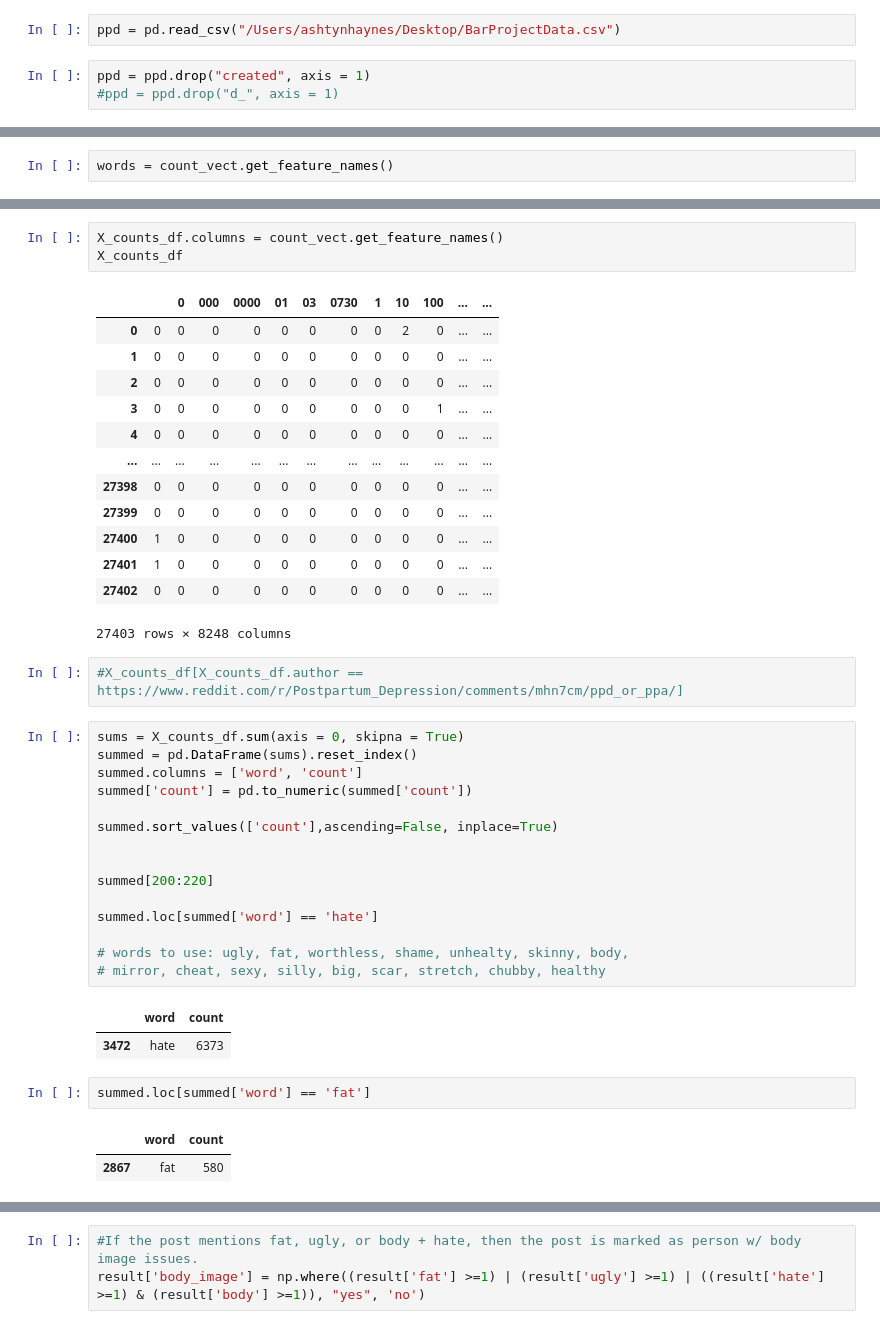
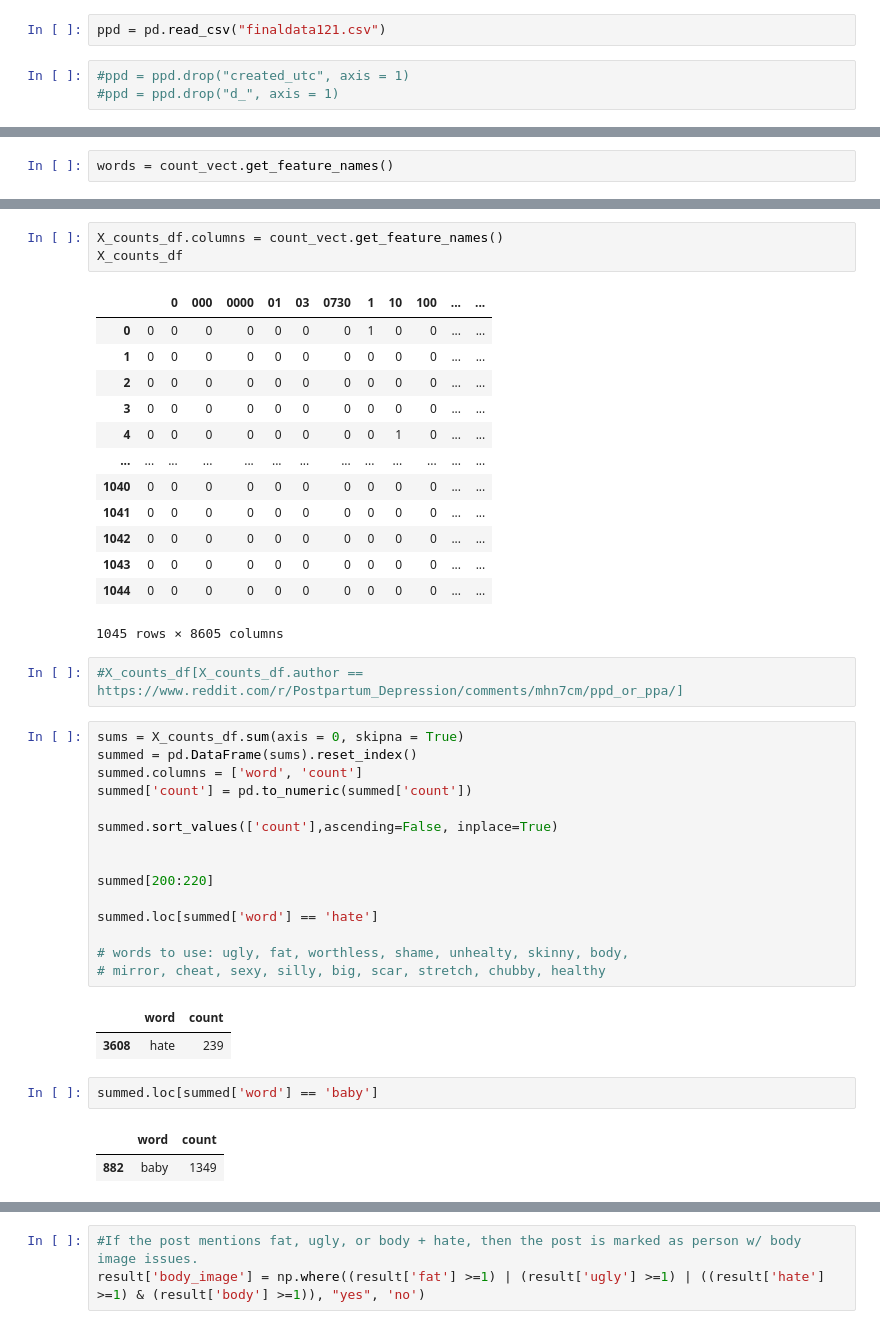
Before and after one commit to stat426-fall2021/BARproject, a Jupyter notebook: project data clean-Ashtyn.ipynb, the cells around one changed output, grey strips where cells are left out. Cells and saved outputs as stored; diff of their text form.

```diff
--- a/project data clean-Ashtyn.ipynb
+++ b/project data clean-Ashtyn.ipynb
@@ -18,9 +18,9 @@ from sklearn.model_selection import train_test_split
 # %%
 from sklearn.feature_extraction.text import CountVectorizer
 # %%
-ppd = pd.read_csv("/Users/ashtynhaynes/Desktop/BarProjectData.csv")
+ppd = pd.read_csv("finaldata121.csv")
 # %%
-ppd = ppd.drop("created", axis = 1)
+#ppd = ppd.drop("created_utc", axis = 1)
 #ppd = ppd.drop("d_", axis = 1)
 # %%
 ppd
@@ -155,18 +142,18 @@ X_counts_df.columns = count_vect.get_feature_names()
 X_counts_df
 # %% [output]
 |  |  | 0 | 000 | 0000 | 01 | 03 | 0730 | 1 | 10 | 100 | ... | ... |
-| 0 | 0 | 0 | 0 | 0 | 0 | 0 | 0 | 0 | 2 | 0 | ... | ... |
+| 0 | 0 | 0 | 0 | 0 | 0 | 0 | 0 | 1 | 0 | 0 | ... | ... |
 | 1 | 0 | 0 | 0 | 0 | 0 | 0 | 0 | 0 | 0 | 0 | ... | ... |
 | 2 | 0 | 0 | 0 | 0 | 0 | 0 | 0 | 0 | 0 | 0 | ... | ... |
-| 3 | 0 | 0 | 0 | 0 | 0 | 0 | 0 | 0 | 0 | 1 | ... | ... |
-| 4 | 0 | 0 | 0 | 0 | 0 | 0 | 0 | 0 | 0 | 0 | ... | ... |
+| 3 | 0 | 0 | 0 | 0 | 0 | 0 | 0 | 0 | 0 | 0 | ... | ... |
+| 4 | 0 | 0 | 0 | 0 | 0 | 0 | 0 | 0 | 1 | 0 | ... | ... |
 | ... | ... | ... | ... | ... | ... | ... | ... | ... | ... | ... | ... | ... |
-| 27398 | 0 | 0 | 0 | 0 | 0 | 0 | 0 | 0 | 0 | 0 | ... | ... |
-| 27399 | 0 | 0 | 0 | 0 | 0 | 0 | 0 | 0 | 0 | 0 | ... | ... |
-| 27400 | 1 | 0 | 0 | 0 | 0 | 0 | 0 | 0 | 0 | 0 | ... | ... |
-| 27401 | 1 | 0 | 0 | 0 | 0 | 0 | 0 | 0 | 0 | 0 | ... | ... |
-| 27402 | 0 | 0 | 0 | 0 | 0 | 0 | 0 | 0 | 0 | 0 | ... | ... |
+| 1040 | 0 | 0 | 0 | 0 | 0 | 0 | 0 | 0 | 0 | 0 | ... | ... |
+| 1041 | 0 | 0 | 0 | 0 | 0 | 0 | 0 | 0 | 0 | 0 | ... | ... |
+| 1042 | 0 | 0 | 0 | 0 | 0 | 0 | 0 | 0 | 0 | 0 | ... | ... |
+| 1043 | 0 | 0 | 0 | 0 | 0 | 0 | 0 | 0 | 0 | 0 | ... | ... |
+| 1044 | 0 | 0 | 0 | 0 | 0 | 0 | 0 | 0 | 0 | 0 | ... | ... |
-27403 rows × 8248 columns
+1045 rows × 8605 columns
 # %%
 #X_counts_df[X_counts_df.author == https://www.reddit.com/r/Postpartum_Depression/comments/mhn7cm/ppd_or_ppa/]
 # %%
@@ -186,12 +173,12 @@ summed.loc[summed['word'] == 'hate']
 # mirror, cheat, sexy, silly, big, scar, stretch, chubby, healthy
 # %% [output]
 |  | word | count |
-| 3472 | hate | 6373 |
+| 3608 | hate | 239 |
 # %%
-summed.loc[summed['word'] == 'fat']
+summed.loc[summed['word'] == 'baby']
 # %% [output]
 |  | word | count |
-| 2867 | fat | 580 |
+| 882 | baby | 1349 |
 # %%
 sumnew = summed.loc[summed['count'] >= 100]
 #newwords = sumnew['word']
```
Also changed, not shown: parts of 15 cells of this notebook, 2 other files.
